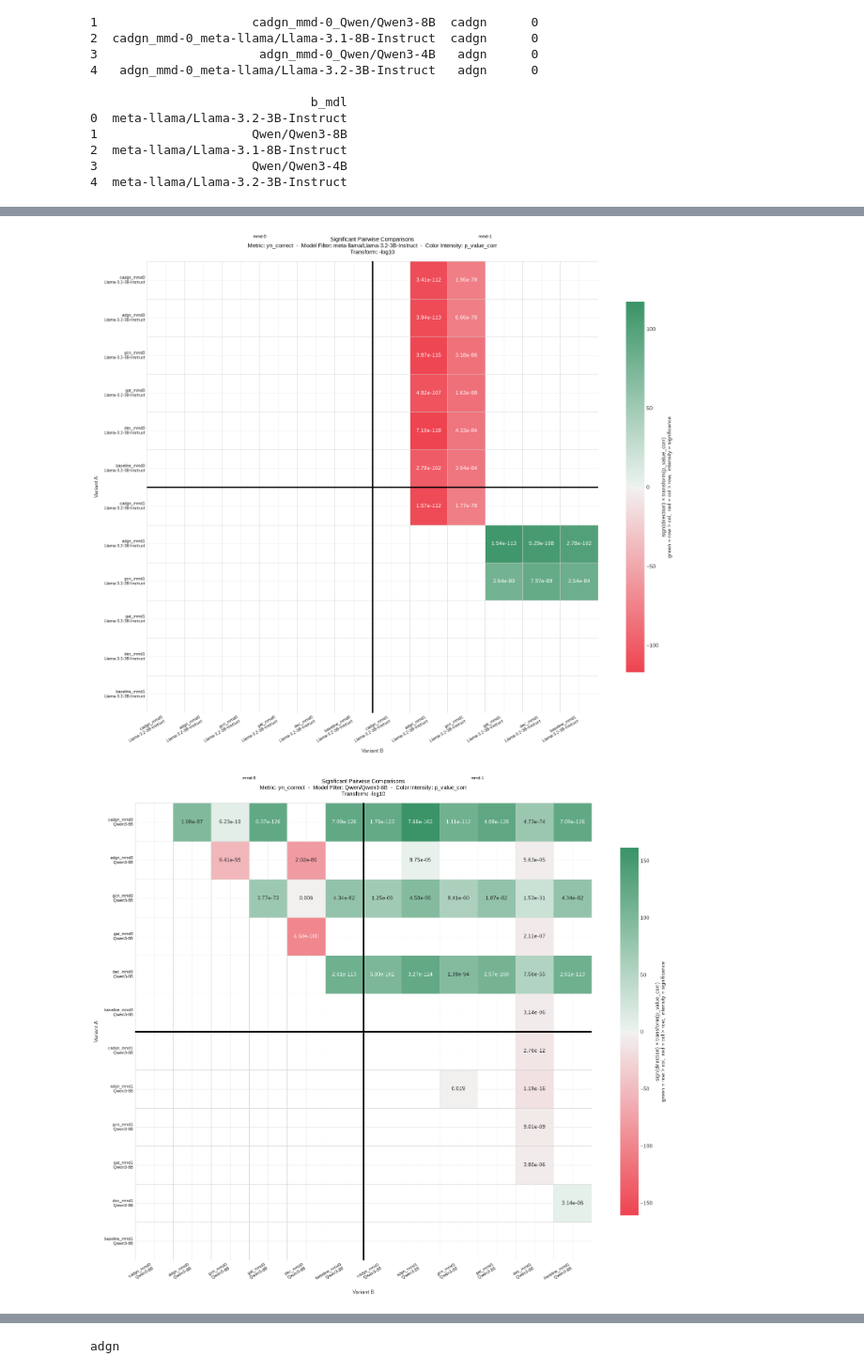
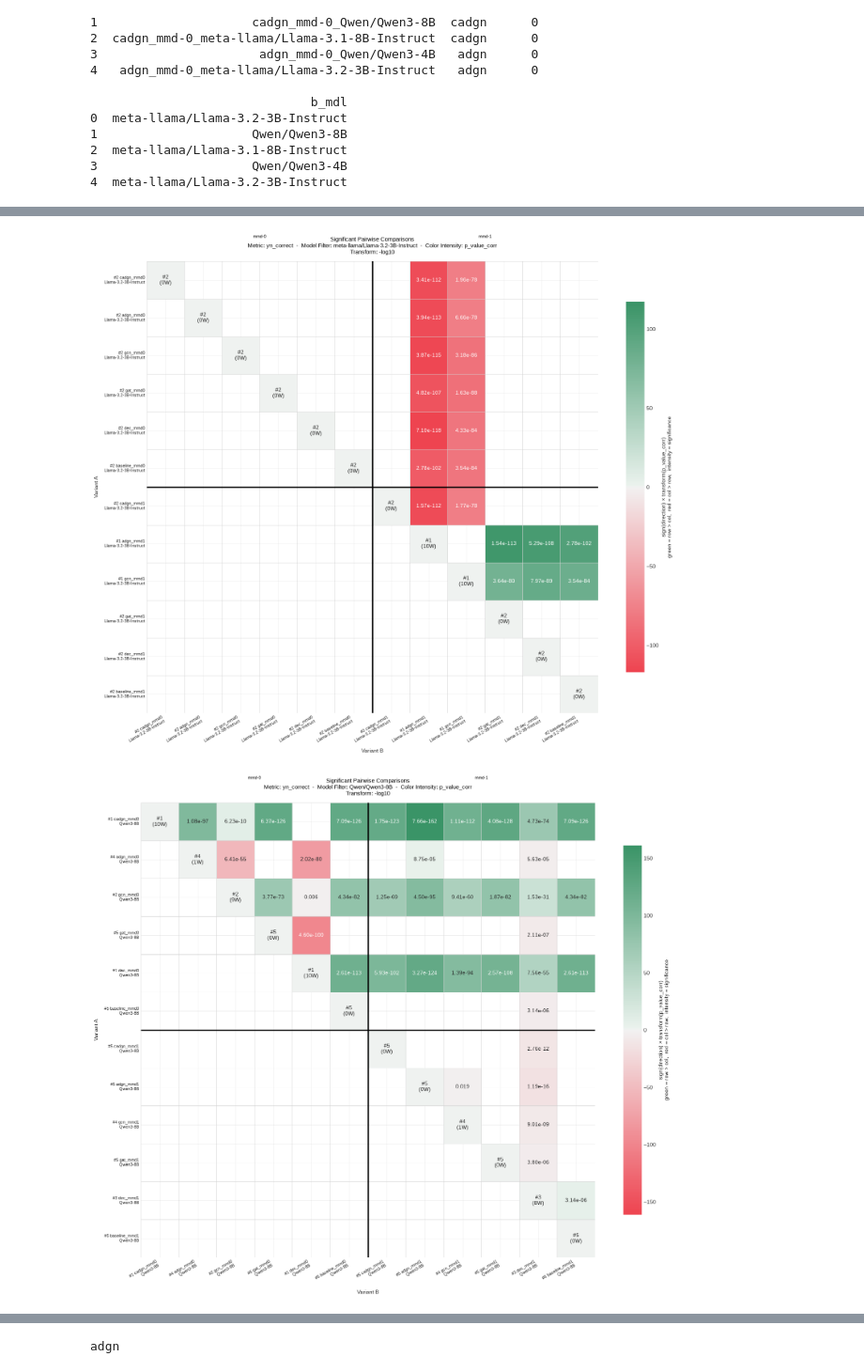
Before and after one commit to JerryPLayz/CausalADGN, a Jupyter notebook: make_graphs.ipynb, the cells around one changed output, grey strips where cells are left out. Shown at 94% size. Drawn from its saved outputs; the diff is of its cells as text; code cells hidden in the pictures.

```diff
--- a/make_graphs.ipynb
+++ b/make_graphs.ipynb
@@ -143,6 +144,8 @@ def make_graph_for_model(
     # String annotations — empty by default, filled only in upper triangle
     annot_matrix = pd.DataFrame("", index=labels, columns=labels)
 
+    win_counts: dict[str, int] = {lbl: 0 for lbl in labels}
+
     for _, row in sig.iterrows():
         la = label_map[row["variant_a"]]
         lb = label_map[row["variant_b"]]
@@ -160,6 +163,29 @@ def make_graph_for_model(
         else:
             annot_matrix.loc[lb, la] = _fmt_value(raw_val)
 
+        # accumulate wins for each ablation / model
+        if d > 0:
+            win_counts[la] += 1 # variant_a beats variant b
+        elif d < 0:
+            win_counts[lb] += 1 # vice versa
+
+    # rank computation using dense rank; rank 1 = most wins; ties share same rank
+    sorted_wins_vals = sorted(set(win_counts.values()), reverse=True)
+    win_to_rank = {w : r+1 for r, w in enumerate(sorted_wins_vals)}
+    rank_map = {lbl : win_to_rank[win_counts[lbl]] for lbl in labels}
+
+    # Diagonals store these rank values
+    for lbl in labels:
+        i = labels.index(lbl)
+        matrix.iloc[i,i] = 0.0
+        annot_matrix.iloc[i,i] = f"#{rank_map[lbl]}\n({win_counts[lbl]}W)"
+
+    # Prefix rank onto both axis tick labels
+    ranked_labels = [f"#{rank_map[lbl]} {lbl}" for lbl in labels]
+    matrix.index = ranked_labels
+    matrix.columns = ranked_labels
+    annot_matrix.index = ranked_labels
+    annot_matrix.columns = ranked_labels
 
     tril_mask = np.tril(np.ones( (n,n), dtype=bool), k=-1)
     mask = matrix.isna() | tril_mask
@@ -284,2 +310,2 @@ First Set!
-[figure, old version]
+[figure, new version]
-[figure, old version]
+[figure, new version]
```
Also changed, not shown: parts of 6 cells of this notebook, 1 other file.
